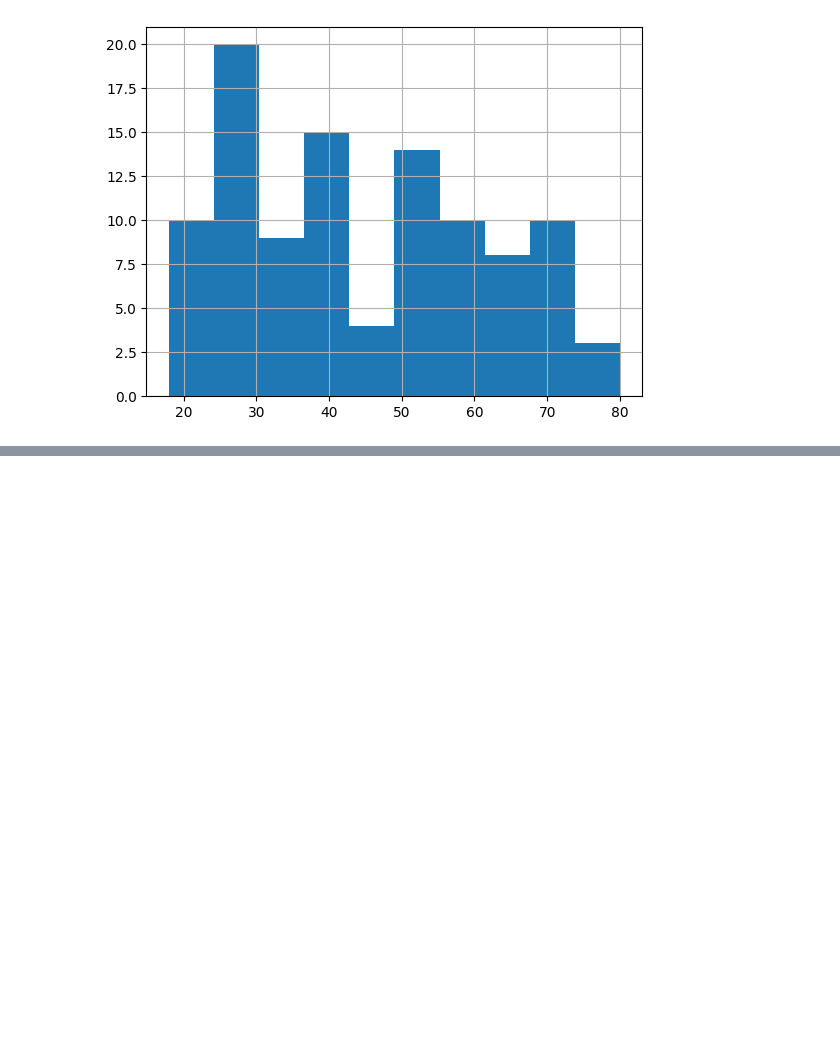
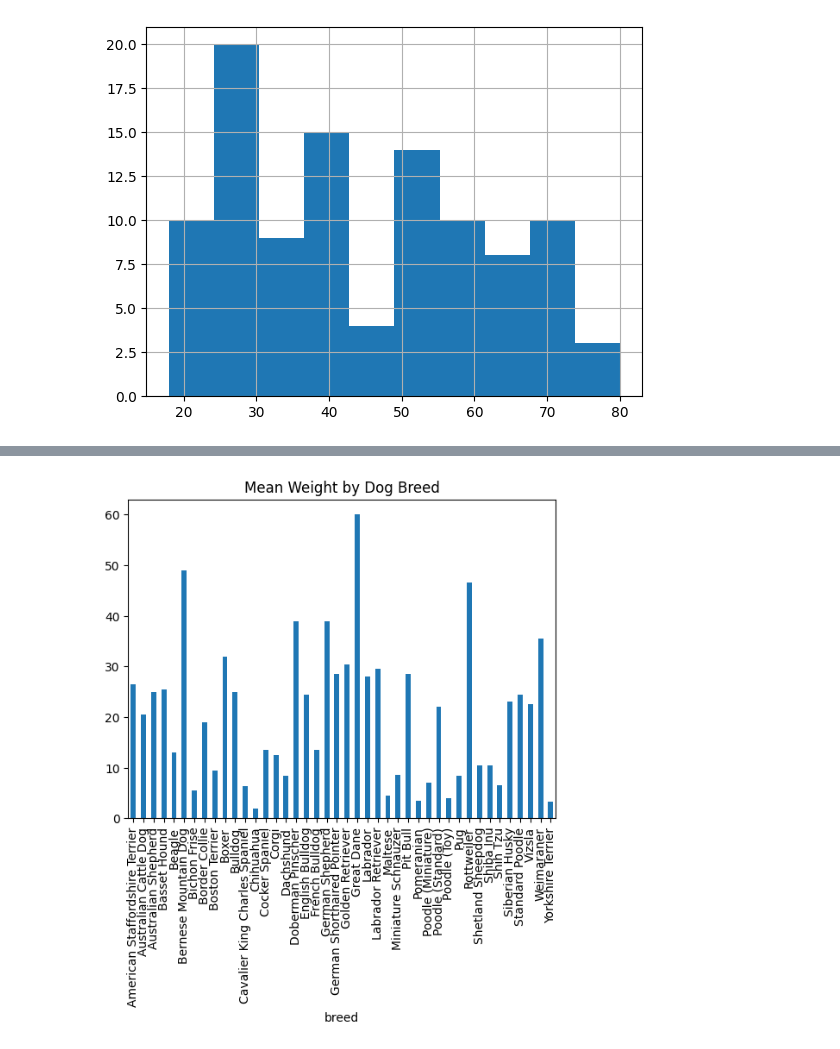
Before and after one commit to YoussefHeshamAlsoly/DataCamp, a Jupyter notebook: 4_Data_Manipulation_with_pandas/4_5_creating_and_visualizing_dataFrames.ipynb, the cells around one changed output, grey strips where cells are left out. Cells and saved outputs as stored; diff of their text form; code cells hidden in the pictures; blank space fills up the shorter version.

```diff
--- a/4_Data_Manipulation_with_pandas/4_5_creating_and_visualizing_dataFrames.ipynb
+++ b/4_Data_Manipulation_with_pandas/4_5_creating_and_visualizing_dataFrames.ipynb
@@ -12,0 +31,3 @@ plt.show()
+# %%
+avg_weight_by_breed = dogs.groupby("breed")["weight_kg"].mean()
+print(avg_weight_by_breed)
@@ -12,0 +52,5 @@ plt.show()
+# %%
+avg_weight_by_breed.plot(kind="bar", title="Mean Weight by Dog Breed")
+plt.show()
+# %% [output]
+[figure, added]
```
Also changed, not shown: parts of 15 cells of this notebook, 5 other files.
